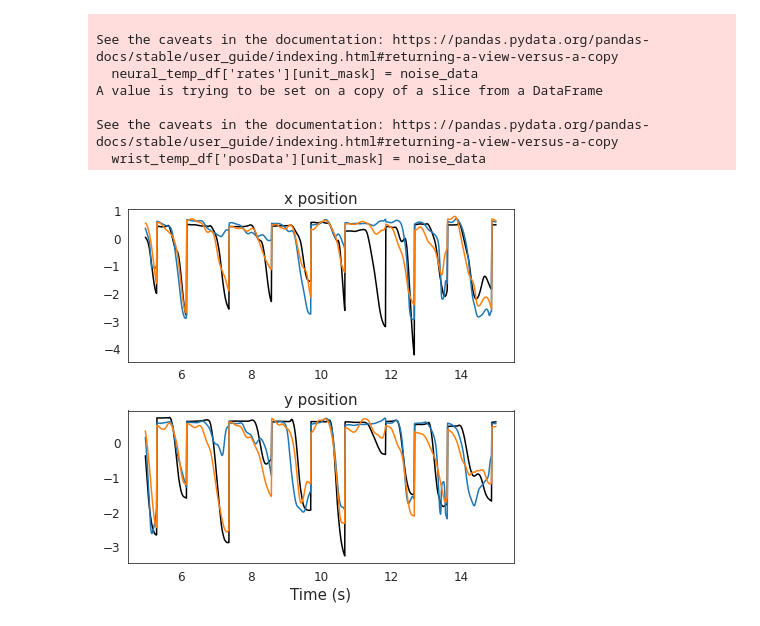
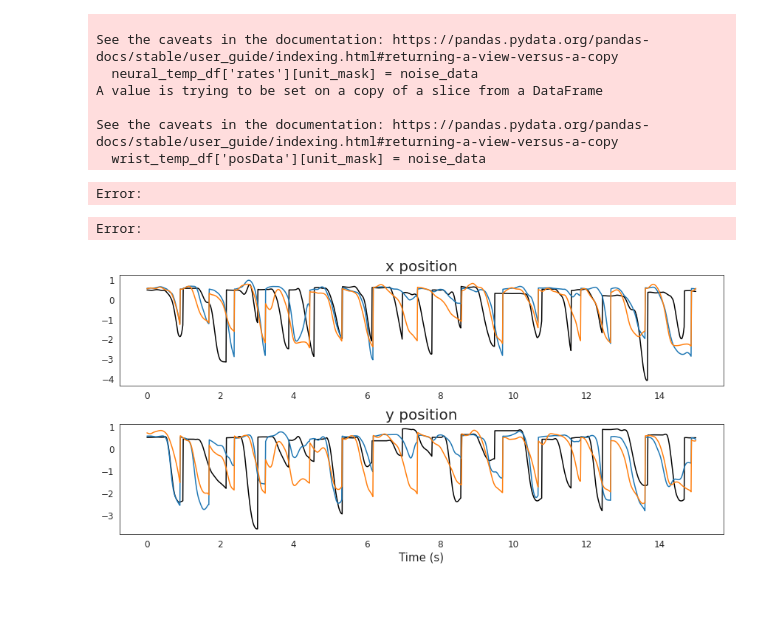
Before and after one commit to ntolley/ncm_2023, a Jupyter notebook: notebooks/make_neuron_sort_plot.ipynb, the cells around one changed output. Saved outputs shown, nothing was run; the diff lists cells and outputs as text; code cells hidden in the pictures; blank space fills up the shorter version.

```diff
--- a/notebooks/make_neuron_sort_plot.ipynb
+++ b/notebooks/make_neuron_sort_plot.ipynb
@@ -35,6 +33,6 @@ marker_titles = ['']
 # %%
 # read python dict back from the file
-data_file = open('../data/SPK20220308/neuron_num_results/neuron_sort_results.pkl', 'rb')
+data_file = open('../data/SPK20220308/neuron_num_results/neuron_sort_results_alternate(2).pkl', 'rb')
 
 num_neuron_dict = pickle.load(data_file)
 data_file.close()
@@ -107,7 +110,7 @@ neural_offset = 10 # try 50-150 ms offset
 window_size = 70
 label_col = 'layout'
 
-noise_fold = 0
+noise_fold = 1
 data_dict = contrastive_functions.get_marker_decode_dataframes(noise_fold = noise_fold)
 wrist_df = data_dict['wrist_df']
 task_neural_df = data_dict['task_neural_df']
@@ -149,32 +152,36 @@ X_test_data = testing_set[:][0][:,-1,:].detach().cpu().numpy()
 y_test_data = testing_set[:][1][:,-1,:].detach().cpu().numpy()
 
 test_labels = testing_set[:][2].detach().cpu().numpy()
+# %% [output]
+Error:
+Error:
 # %%
-# bounds = list(range(500,2000))
-bounds = list(range(500,1500))
+bounds = list(range(0,1500))
+# bounds = list(range(500,1500))
 
 x_times = np.array(bounds) / 100 # Sampling rate=100 Hz
 labelsize=15
+titlesize=20
 ticksize=12
 
 fold_name = f'fold_{noise_fold}'
-num_neuron_name = 'num_neuron_25'
+num_neuron_name = 'num_neuron_30'
 
-plt.figure(figsize=(6,6))
+plt.figure(figsize=(12,6))
 for mrk_idx in range(2):
     plt.subplot(2,1,mrk_idx+1)
     plt.plot(x_times, y_test_data[bounds,mrk_idx], color='k')
     plt.plot(x_times, num_neuron_dict[fold_name][num_neuron_name]['rnn']['notask']['test_pred'][bounds,mrk_idx])
     plt.plot(x_times, num_neuron_dict[fold_name][num_neuron_name]['rnn']['task']['test_pred'][bounds,mrk_idx])
     plt.xticks(fontsize=ticksize)
     plt.yticks(fontsize=ticksize)
-    plt.title(titles[mrk_idx], fontsize=labelsize)
+    plt.title(titles[mrk_idx], fontsize=titlesize)
 
 plt.xlabel('Time (s)', fontsize=labelsize)
 plt.tight_layout()
-plt.savefig('predicted_trajectory.svg')
+# plt.savefig('predicted_trajectory.svg')
 # %% [output]
-[figure, old version]
+[figure, new version]
 # %%
 labelsize=15
 ticksize=12
```
Also changed, not shown: parts of 7 cells of this notebook.
